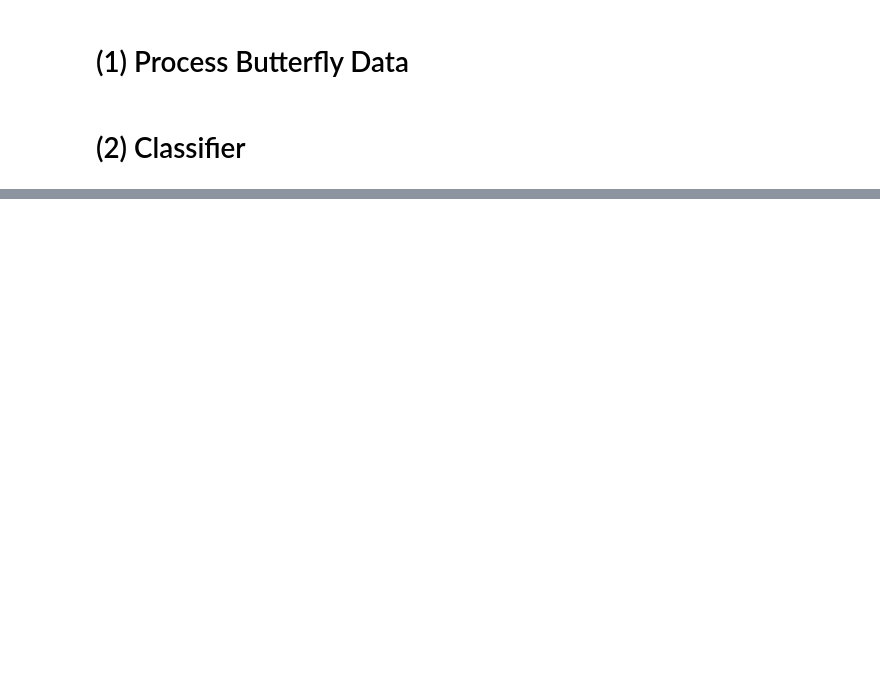
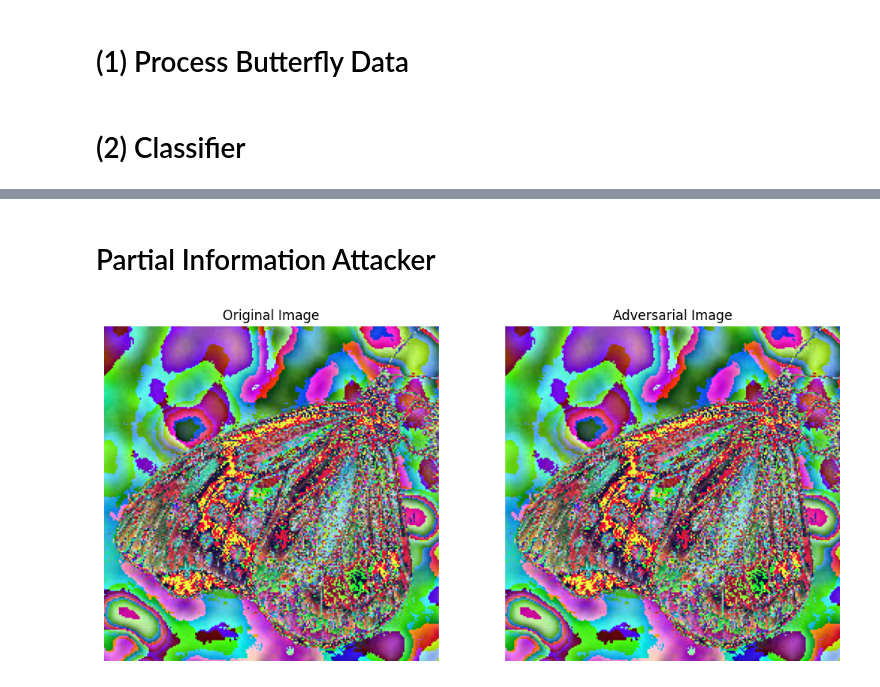
Before and after one commit to AndyZhou952/BlackBoxAttack, a Jupyter notebook: Main.ipynb, the cells around one changed output, grey strips where cells are left out. Cells and saved outputs as stored; diff of their text form; code cells hidden in the pictures; blank space fills up the shorter version.

Commit message:
partial information attacker

```diff
--- a/Main.ipynb
+++ b/Main.ipynb
@@ -69,7 +72,7 @@ def create_dataset(path = './data/butterfly/'):
         for filename in filenames:
             if filename[-4:]=='.jpg':
                 path=os.path.join(dirname, filename)
-                label=dirname.split('/')[-1]
+                label=dirname.split('\\')[-1]
                 if label == '.ipynb_checkpoints':
                     continue
                 paths0+=[(path,normal_mapping[label])]
@@ -79,7 +82,7 @@ def create_dataset(path = './data/butterfly/'):
         for filename in filenames:
             if filename[-4:]=='.jpg':
                 path=os.path.join(dirname, filename)
-                label=dirname.split('/')[-1]
+                label=dirname.split('\\')[-1]
                 if label == '.ipynb_checkpoints':
                     continue
                 tpaths0+=[(path,normal_mapping[label])]
@@ -174,0 +352,74 @@ RuntimeError: Given groups=1, weight of size [512, 256, 3, 3], expected input[25
+# %% [markdown]
+# Partial Information Attacker
+# %%
+import numpy as np
+import torch
+from PIL import Image
+import matplotlib.pyplot as plt
+
+def predict_top_classes(model, image, topk=1):
+    """
+    Function to get the top predicted classes from the model.
+    Assumes the model outputs logits and you can get the topk classes.
+    """
+    with torch.no_grad():
+        logits = model(image)
+        topk_probs, topk_classes = torch.topk(logits, topk)
+    return topk_classes.cpu().numpy()
+
+def partial_information_attack(model, original_image, target_image, target_label, alpha=0.01, beta=0.005, iterations=100, topk=1):
+    """
+    Perform the Partial Information Attack.
+    """
+    adversarial_image = target_image.clone()
+
+    for i in range(iterations):
+        blended_image = (1 - alpha) * adversarial_image + alpha * original_image
+
+        top_classes = predict_top_classes(model, blended_image, topk=topk)
+
+        # Check if target label is in top classes
+        if target_label in top_classes:
+            # Increase original image content
+            alpha = min(alpha + beta, 1)
+        else:
+            # Increase target image content
+            alpha = max(alpha - beta, 0)
+
+        adversarial_image = blended_image
+
+    return adversarial_image
+
+# Load the original and target images (same as before)
+original_image, target_label = testset[0]  # Replace 0 with the index of your choice
+target_class = reverse_mapping[target_label]  # Replace with your target class name
+target_image, _ = next((img, lbl) for img, lbl in trainset if lbl == target_label)
+
+# Add batch dimension and move to the same device as the model
+original_image_batch = original_image.unsqueeze(0).to(device)
+target_image_batch = target_image.unsqueeze(0).to(device)
+
+# Run the Partial Information Attack
+adversarial_image = partial_information_attack(model, original_image_batch, target_image_batch, target_label, alpha=0.01, beta=0.005, iterations=100, topk=1)
+
+# Convert images back to PIL for visualization
+transform_back = transforms.ToPILImage()
+
+original_image_pil = transform_back(original_image)
+adversarial_image_pil = transform_back(adversarial_image.squeeze(0).cpu())
+
+# Display original and adversarial images
+plt.figure(figsize=(12, 6))
+plt.subplot(1, 2, 1)
+plt.imshow(original_image_pil)
+plt.title('Original Image')
+plt.axis('off')
+
+plt.subplot(1, 2, 2)
+plt.imshow(adversarial_image_pil)
+plt.title('Adversarial Image')
+plt.axis('off')
+
+plt.show()
+# %% [output]
+[figure, added]
```
Also changed, not shown: parts of 7 cells of this notebook.
